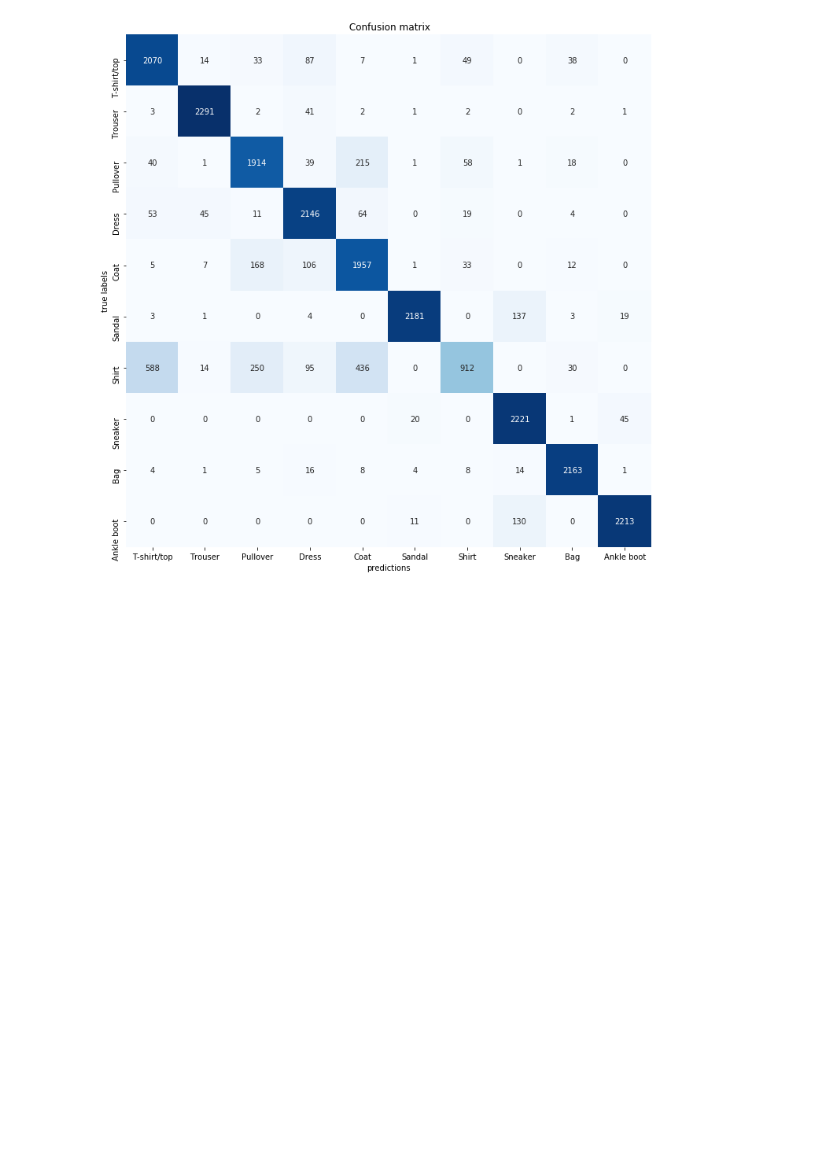
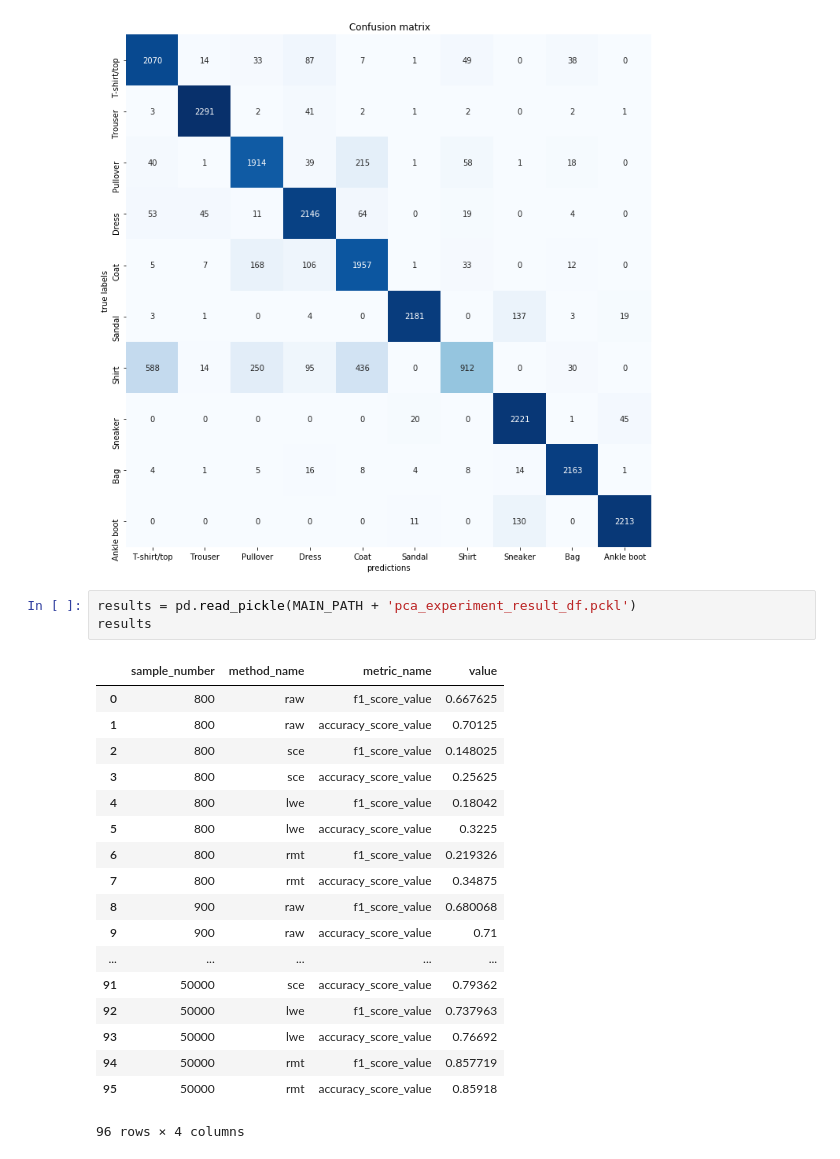
Before and after one commit to lmedeiro/covariance_estimators_in_machine_learning, a Jupyter notebook: Basic_PCA_CNN_Model.ipynb, the cells around one changed output. Saved outputs shown, nothing was run; the diff lists cells and outputs as text; blank space fills up the shorter version.

```diff
--- a/Basic_PCA_CNN_Model.ipynb
+++ b/Basic_PCA_CNN_Model.ipynb
@@ -333,3 +482,25 @@ Classification report:
 weighted avg       0.87      0.87      0.86     23100
 (array([4, 7, 0, ..., 3, 1, 2]), 0.8687445887445887)
 [figure]
+# %%
+results = pd.read_pickle(MAIN_PATH + 'pca_experiment_result_df.pckl')
+results
+# %% [output]
+|  | sample_number | method_name | metric_name | value |
+| 0 | 800 | raw | f1_score_value | 0.667625 |
+| 1 | 800 | raw | accuracy_score_value | 0.70125 |
+| 2 | 800 | sce | f1_score_value | 0.148025 |
+| 3 | 800 | sce | accuracy_score_value | 0.25625 |
+| 4 | 800 | lwe | f1_score_value | 0.18042 |
+| 5 | 800 | lwe | accuracy_score_value | 0.3225 |
+| 6 | 800 | rmt | f1_score_value | 0.219326 |
+| 7 | 800 | rmt | accuracy_score_value | 0.34875 |
+| 8 | 900 | raw | f1_score_value | 0.680068 |
+| 9 | 900 | raw | accuracy_score_value | 0.71 |
+| ... | ... | ... | ... | ... |
+| 91 | 50000 | sce | accuracy_score_value | 0.79362 |
+| 92 | 50000 | lwe | f1_score_value | 0.737963 |
+| 93 | 50000 | lwe | accuracy_score_value | 0.76692 |
+| 94 | 50000 | rmt | f1_score_value | 0.857719 |
+| 95 | 50000 | rmt | accuracy_score_value | 0.85918 |
+96 rows × 4 columns
```
Also changed, not shown: parts of 14 cells of this notebook, 1 other file.
